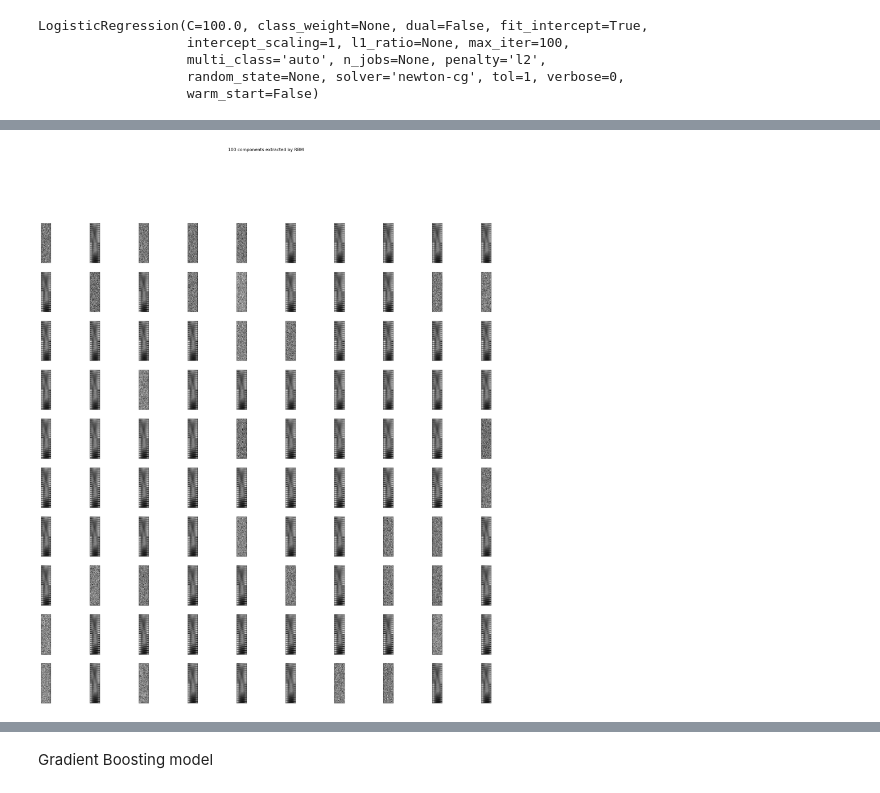
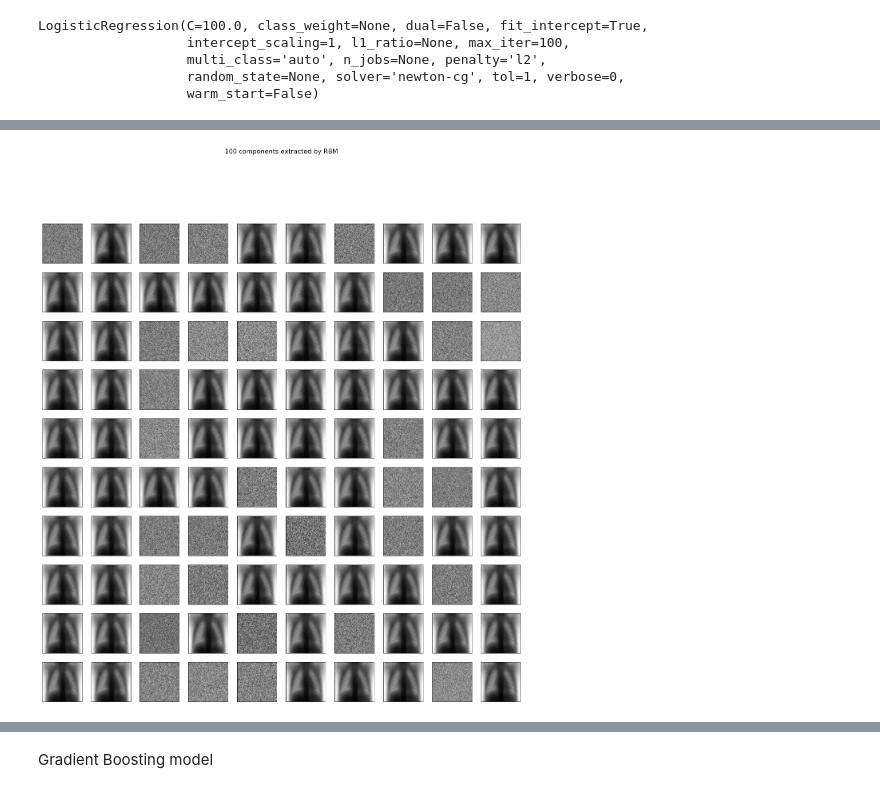
Before and after one commit to natheryinan/Claire00129, a Jupyter notebook: supervised_learning_capstone.ipynb, the cells around one changed output, grey strips where cells are left out. Cells and saved outputs as stored; diff of their text form; code cells hidden in the pictures.

```diff
--- a/supervised_learning_capstone.ipynb
+++ b/supervised_learning_capstone.ipynb
@@ -420,7 +420,7 @@ rbm.learning_rate = 0.12
 rbm.n_iter = 30
 # More components tend to give better prediction performance, but larger
 # fitting time
-rbm.n_components = 250
+rbm.n_components = 100
 logistic.C = 6000
 
 # Training RBM-Logistic Pipeline
@@ -515,17 +515,17 @@ weighted avg       0.76      0.53      0.39        40
 # %%
-plt.figure(figsize=(30,30))
+plt.figure(figsize=(20,20))
 for i, comp in enumerate(rbm.components_):
-    plt.subplot(10, 10, i + 1)
-    plt.imshow(comp.reshape((100,25)),cmap=plt.cm.gray_r,
+    plt.subplot(10,10, i+1)
+    plt.imshow(comp.reshape((100,100)),cmap=plt.cm.gray_r,
                interpolation='nearest')
     plt.xticks(())
     plt.yticks(())
 plt.suptitle('100 components extracted by RBM', fontsize=16)
 plt.subplots_adjust(0.08, 0.02, 0.92, 0.85, 0.08, 0.23)
 
 plt.show()
 # %% [output]
-[figure, old version]
+[figure, new version]
 # %%
 y_pred = raw_pixel_classifier.predict(X_test)
 y_pred=np.asarray(y_pred)
```
Also changed, not shown: parts of 51 cells of this notebook.
